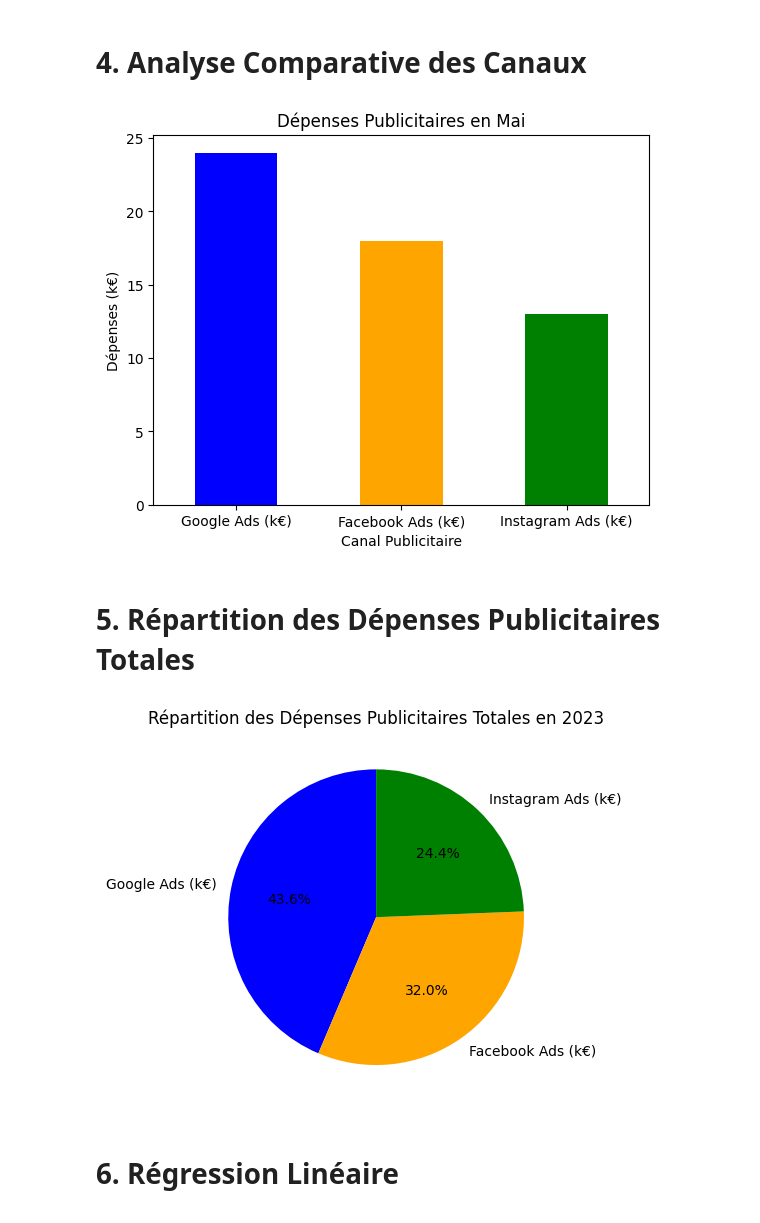
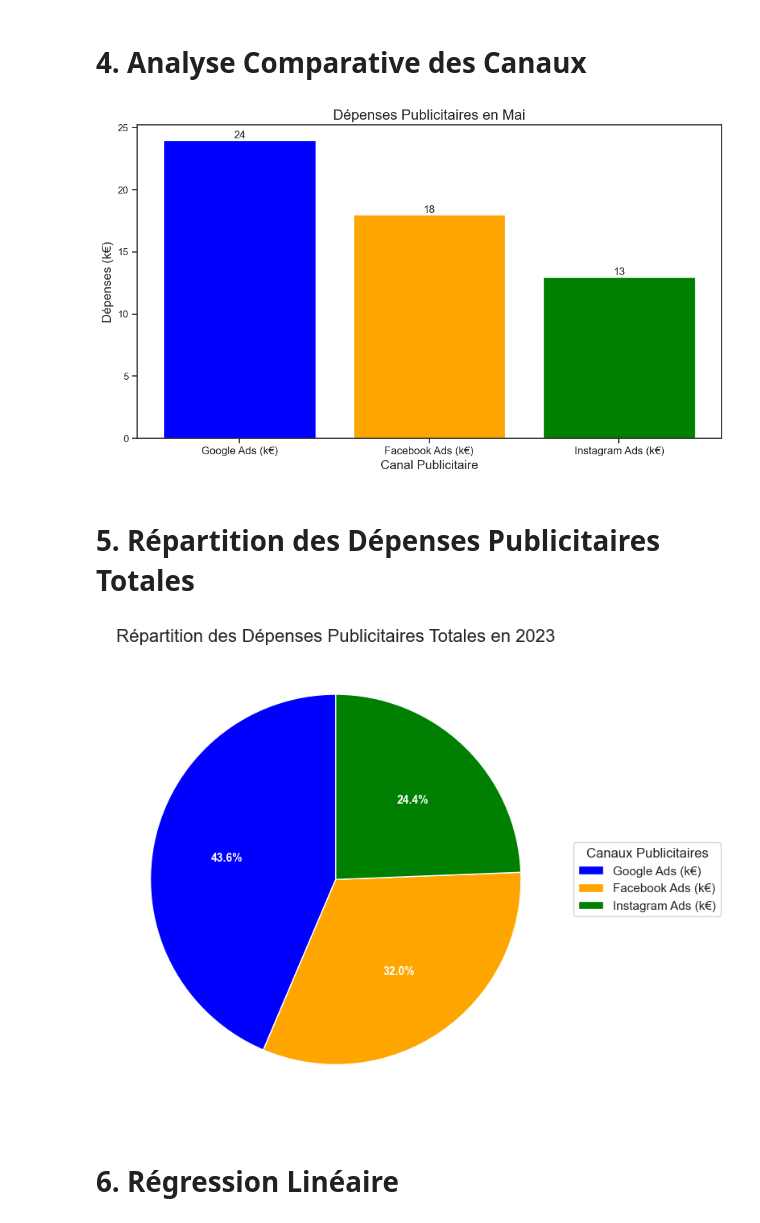
Before and after one commit to AleckAstan/ML_M2, a Jupyter notebook: notebooks/ML.ipynb, the cells around one changed output. Saved outputs shown, nothing was run; the diff lists cells and outputs as text; code cells hidden in the pictures.

```diff
--- a/notebooks/ML.ipynb
+++ b/notebooks/ML.ipynb
@@ -42,0 +38,13 @@ plt.show()
+# %%
+sns.set(style="ticks", color_codes=True)
+g = sns.pairplot(df, diag_kind='kde', plot_kws={'alpha':0.6, 's':80, 'edgecolor':'k'}, height=2.5)
+
+plt.suptitle('Pairplot des Variables', y=1.02, size=16)
+
+for ax in g.axes.flatten():
+    ax.set_xlabel(ax.get_xlabel(), fontsize=12, rotation=45)
+    ax.set_ylabel(ax.get_ylabel(), fontsize=12)
+    ax.yaxis.label.set_size(12)
+    ax.xaxis.label.set_size(12)
+
+plt.show()
@@ -65,28 +91,46 @@ plt.show()
 # %% [markdown]
 # 4. Analyse Comparative des Canaux
 # %%
+
 mois_choisi = 'Mai'
 index = df[df['Mois'] == mois_choisi].index[0]
 data_mois = df.iloc[index, 1:-1]
 
-data_mois.plot(kind='bar', color=['blue', 'orange', 'green'])
-plt.title(f'Dépenses Publicitaires en {mois_choisi}')
-plt.xlabel('Canal Publicitaire')
-plt.ylabel('Dépenses (k€)')
-plt.xticks(np.arange(3), data_mois.index, rotation=0)
+plt.figure(figsize=(10, 6))
+
+bars = plt.bar(data_mois.index, data_mois.values, color=['blue', 'orange', 'green'])
+
+for bar in bars:
+    yval = bar.get_height()
+    plt.text(bar.get_x() + bar.get_width()/2, yval, round(yval, 2), va='bottom', ha='center', fontsize=12)
+
+plt.title(f'Dépenses Publicitaires en {mois_choisi}', fontsize=16)
+plt.xlabel('Canal Publicitaire', fontsize=14)
+plt.ylabel('Dépenses (k€)', fontsize=14)
+plt.xticks(rotation=0, fontsize=12)
+
+plt.tight_layout()
 plt.show()
 # %% [output]
-[figure, old version]
+[figure, new version]
 # %% [markdown]
 # 5. Répartition des Dépenses Publicitaires Totales
 # %%
 total_depenses = df.iloc[:, 1:4].sum()
-total_depenses.plot.pie(autopct='%1.1f%%', startangle=90, colors=['blue', 'orange', 'green'])
-plt.title('Répartition des Dépenses Publicitaires Totales en 2023')
+
+plt.figure(figsize=(8, 8))
+wedges, texts, autotexts = plt.pie(total_depenses, autopct='%1.1f%%', startangle=90, colors=['blue', 'orange', 'green'], textprops=dict(color="w"))
+
+plt.legend(wedges, total_depenses.index, title="Canaux Publicitaires", loc="center left", bbox_to_anchor=(1, 0, 0.5, 1))
+
+plt.setp(autotexts, size=10, weight="bold")
+plt.title('Répartition des Dépenses Publicitaires Totales en 2023', fontsize=16)
 plt.ylabel('')
+
+plt.tight_layout()
 plt.show()
 # %% [output]
-[figure, old version]
+[figure, new version]
 # %% [markdown]
 # 6. Régression Linéaire
 # %%
```
Also changed, not shown: parts of 5 cells of this notebook.
